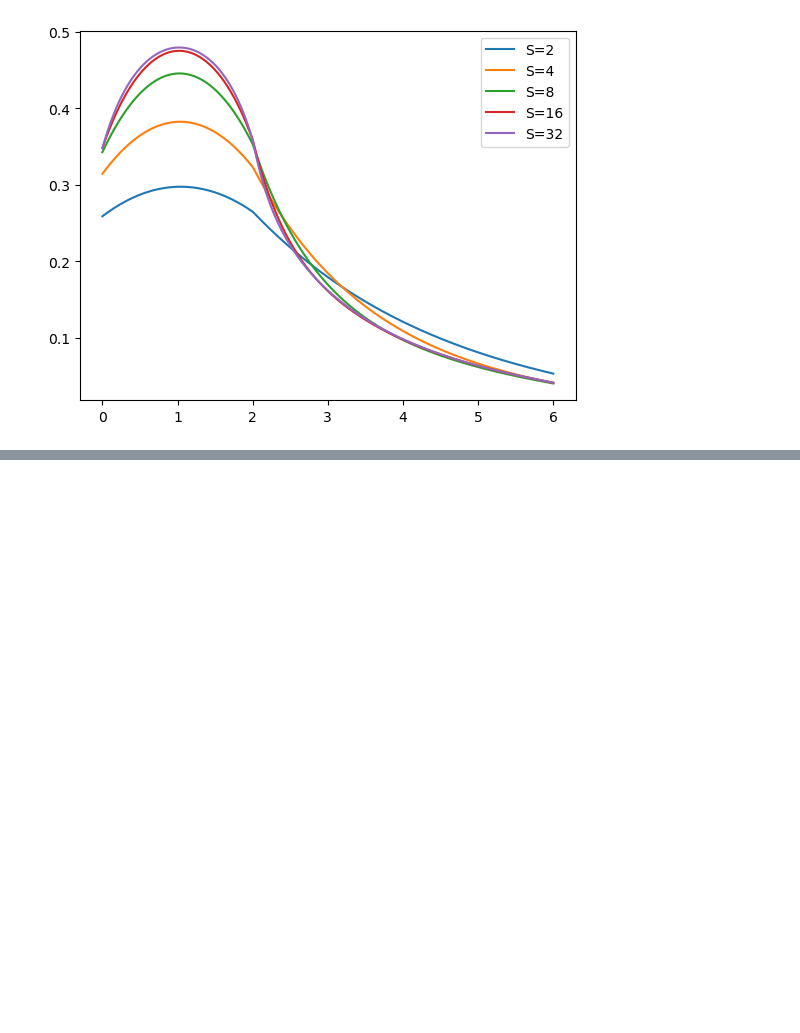
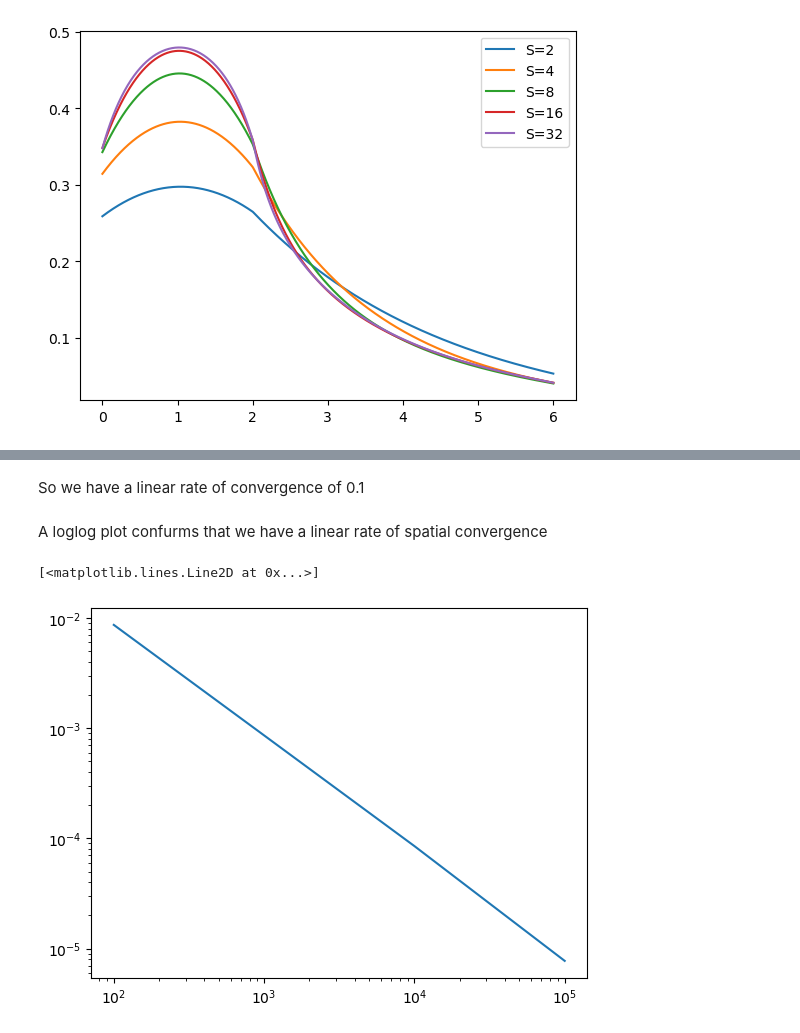
Before and after one commit to yardasol/fall2023, a Jupyter notebook: npre555/hw/hw5/hw5p4.ipynb, the cells around one changed output, grey strips where cells are left out. Cells and saved outputs as stored; diff of their text form; code cells hidden in the pictures; blank space fills up the shorter version.

```diff
--- a/npre555/hw/hw5/hw5p4.ipynb
+++ b/npre555/hw/hw5/hw5p4.ipynb
@@ -48,0 +60,3 @@ plt.legend()
+# %%
+ys = [np.max(p) - np.max(p6) for p in [p2,p3,p4,p5]]
+xs = [10**2, 10**3, 10**4, 10**5]
@@ -48,0 +75,9 @@ plt.legend()
+# %% [markdown]
+So we have a linear rate of convergence of 0.1
+# %% [markdown]
+A loglog plot confurms that we have a linear rate of spatial convergence
+# %%
+plt.loglog(xs,ys)
+# %% [output]
+[<matplotlib.lines.Line2D at 0x...>]
+[figure, added]
```
Also changed, not shown: parts of 12 cells of this notebook, 2 other files.
